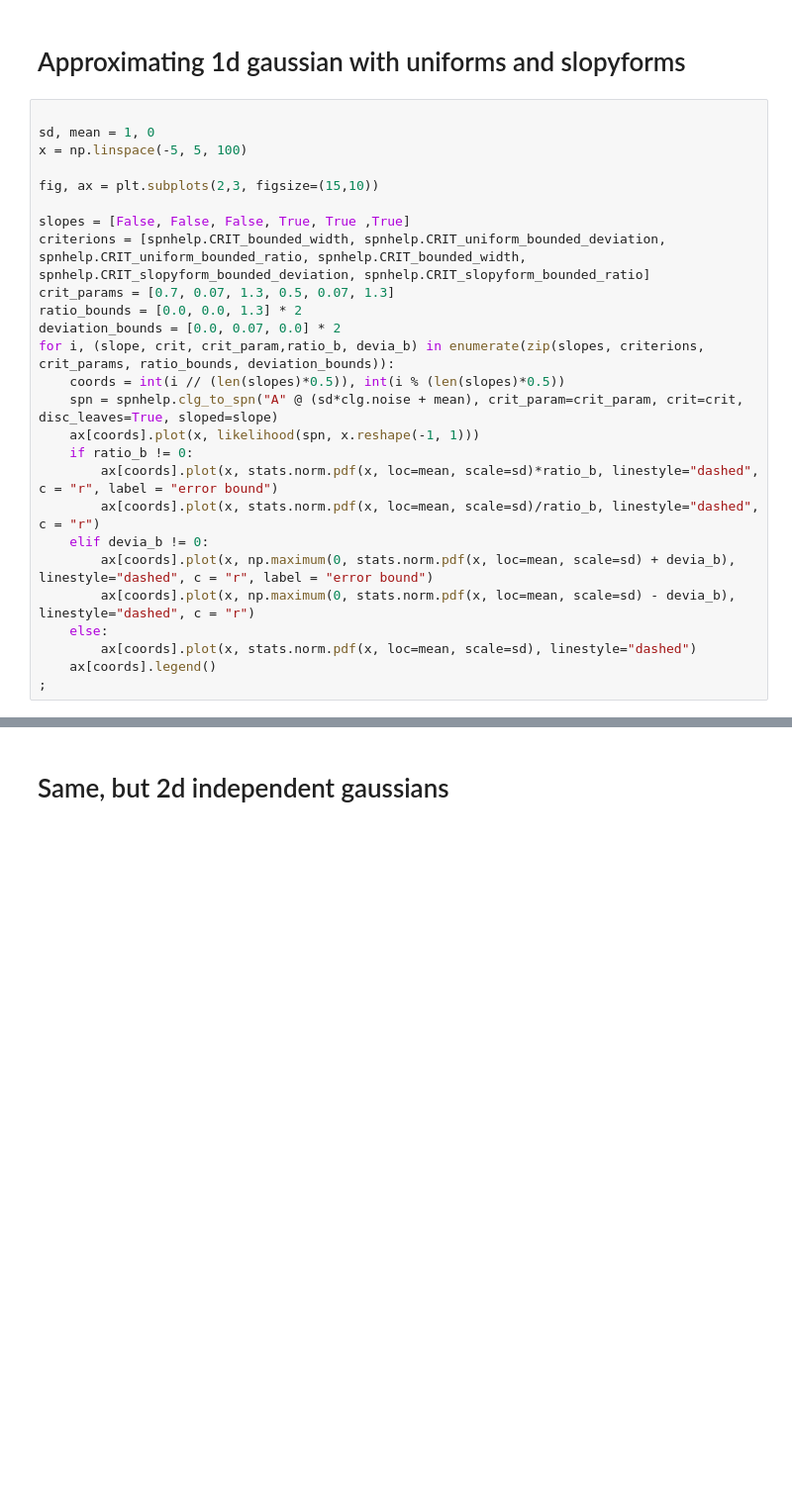
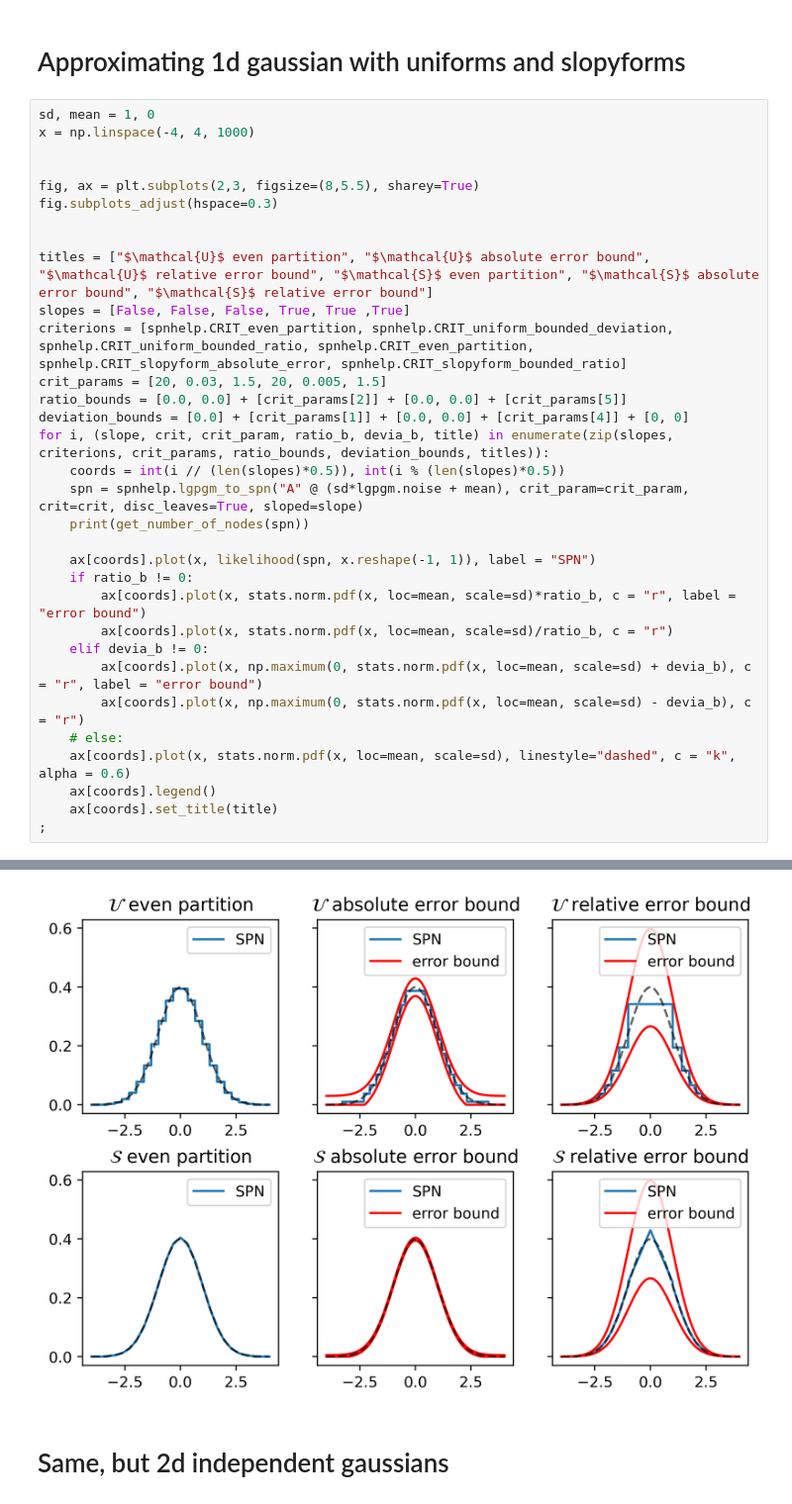
Before and after one commit to Whatisthisname/bayesian_network_to_spn, a Jupyter notebook: nb_basic_tests.ipynb, the cells around one changed output, grey strips where cells are left out. Shown at 99% size. Drawn from its saved outputs; the diff is of its cells as text; blank space fills up the shorter version.

```diff
--- a/nb_basic_tests.ipynb
+++ b/nb_basic_tests.ipynb
@@ -71,29 +80,35 @@ plt.scatter(samples[:, 1], samples[:, 0], s=1, alpha=0.2, c = "red");
 # %% [markdown]
 # Approximating 1d gaussian with uniforms and slopyforms
 # %%
+sd, mean = 1, 0
+x = np.linspace(-4, 4, 1000)
 
-sd, mean = 1, 0
-x = np.linspace(-5, 5, 100)
 
-fig, ax = plt.subplots(2,3, figsize=(15,10))
+fig, ax = plt.subplots(2,3, figsize=(8,5.5), sharey=True)
+fig.subplots_adjust(hspace=0.3)
 
+
+titles = ["$\mathcal{U}$ even partition", "$\mathcal{U}$ absolute error bound", "$\mathcal{U}$ relative error bound", "$\mathcal{S}$ even partition", "$\mathcal{S}$ absolute error bound", "$\mathcal{S}$ relative error bound"]
 slopes = [False, False, False, True, True ,True]
-criterions = [spnhelp.CRIT_bounded_width, spnhelp.CRIT_uniform_bounded_deviation, spnhelp.CRIT_uniform_bounded_ratio, spnhelp.CRIT_bounded_width, spnhelp.CRIT_slopyform_bounded_deviation, spnhelp.CRIT_slopyform_bounded_ratio]
-crit_params = [0.7, 0.07, 1.3, 0.5, 0.07, 1.3]
-ratio_bounds = [0.0, 0.0, 1.3] * 2
-deviation_bounds = [0.0, 0.07, 0.0] * 2
-for i, (slope, crit, crit_param,ratio_b, devia_b) in enumerate(zip(slopes, criterions, crit_params, ratio_bounds, deviation_bounds)):
+criterions = [spnhelp.CRIT_even_partition, spnhelp.CRIT_uniform_bounded_deviation, spnhelp.CRIT_uniform_bounded_ratio, spnhelp.CRIT_even_partition, spnhelp.CRIT_slopyform_absolute_error, spnhelp.CRIT_slopyform_bounded_ratio]
+crit_params = [20, 0.03, 1.5, 20, 0.005, 1.5]
+ratio_bounds = [0.0, 0.0] + [crit_params[2]] + [0.0, 0.0] + [crit_params[5]]
+deviation_bounds = [0.0] + [crit_params[1]] + [0.0, 0.0] + [crit_params[4]] + [0, 0]
+for i, (slope, crit, crit_param, ratio_b, devia_b, title) in enumerate(zip(slopes, criterions, crit_params, ratio_bounds, deviation_bounds, titles)):
     coords = int(i // (len(slopes)*0.5)), int(i % (len(slopes)*0.5))
-    spn = spnhelp.clg_to_spn("A" @ (sd*clg.noise + mean), crit_param=crit_param, crit=crit, disc_leaves=True, sloped=slope)
-    ax[coords].plot(x, likelihood(spn, x.reshape(-1, 1)))
+    spn = spnhelp.lgpgm_to_spn("A" @ (sd*lgpgm.noise + mean), crit_param=crit_param, crit=crit, disc_leaves=True, sloped=slope)
+    print(get_number_of_nodes(spn))
+
+    ax[coords].plot(x, likelihood(spn, x.reshape(-1, 1)), label = "SPN")
     if ratio_b != 0:
-        ax[coords].plot(x, stats.norm.pdf(x, loc=mean, scale=sd)*ratio_b, linestyle="dashed", c = "r", label = "error bound")
-        ax[coords].plot(x, stats.norm.pdf(x, loc=mean, scale=sd)/ratio_b, linestyle="dashed", c = "r")
+        ax[coords].plot(x, stats.norm.pdf(x, loc=mean, scale=sd)*ratio_b, c = "r", label = "error bound")
+        ax[coords].plot(x, stats.norm.pdf(x, loc=mean, scale=sd)/ratio_b, c = "r")
     elif devia_b != 0:
-        ax[coords].plot(x, np.maximum(0, stats.norm.pdf(x, loc=mean, scale=sd) + devia_b), linestyle="dashed", c = "r", label = "error bound")
-        ax[coords].plot(x, np.maximum(0, stats.norm.pdf(x, loc=mean, scale=sd) - devia_b), linestyle="dashed", c = "r")
-    else:
-        ax[coords].plot(x, stats.norm.pdf(x, loc=mean, scale=sd), linestyle="dashed")
+        ax[coords].plot(x, np.maximum(0, stats.norm.pdf(x, loc=mean, scale=sd) + devia_b), c = "r", label = "error bound")
+        ax[coords].plot(x, np.maximum(0, stats.norm.pdf(x, loc=mean, scale=sd) - devia_b), c = "r")
+    # else:
+    ax[coords].plot(x, stats.norm.pdf(x, loc=mean, scale=sd), linestyle="dashed", c = "k", alpha = 0.6)
     ax[coords].legend()
+    ax[coords].set_title(title)
 ;
 # %% [output]
@@ -101,3 +122,4 @@ NameError: name 'np' is not defined
+[figure, added]
 # %% [markdown]
 # Same, but 2d independent gaussians
 # %%
```
Also changed, not shown: parts of 7 cells of this notebook, 10 other files.
